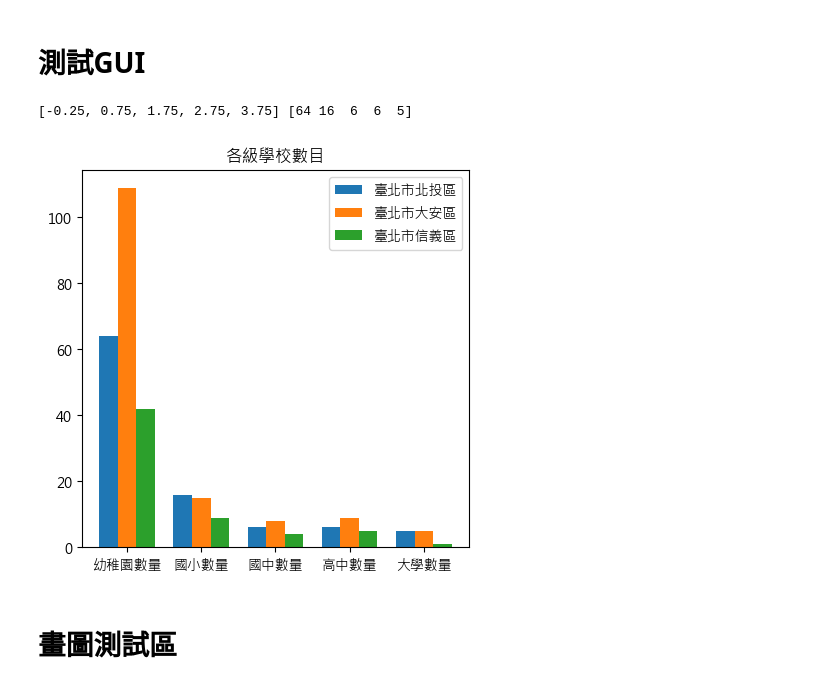
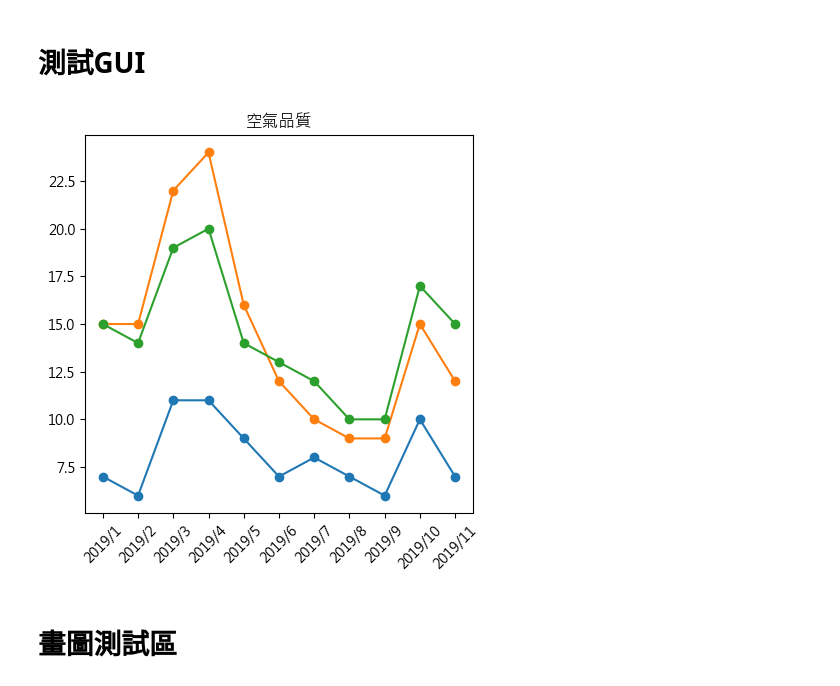
Before and after one commit to jouhsuanlin/ntuibr07, a Jupyter notebook: 繪圖/繪圖.ipynb, the cells around one changed output. Drawn from its saved outputs; the diff is of its cells as text; code cells hidden in the pictures.

```diff
--- a/繪圖/繪圖.ipynb
+++ b/繪圖/繪圖.ipynb
@@ -14,23 +14,15 @@ class draw():
         self.regions = [lists[1],lists[3],lists[5]]
 
         self.income_data =  pd.read_csv('平均家庭收入.csv')     # 目前欄位空格尚未處理
+        # clinic_data
+        # entertainment
+        self.market_data = pd.read_csv('超市家數.csv')
+        # crime_data
+        self.school_data = pd.read_csv('學校數量.csv')
+        self.air_data = pd.read_csv('air_pollution.csv')
 
 
-        # clinic_data
-        # entertainment
-        self.movie_data = pd.read_csv('電影院.csv')
-        self.market_data = pd.read_csv('超市家數.csv')
-        self.department_data = pd.read_csv('購物中心.csv')
 
-        self.market_data = pd.read_csv('超市家數.csv')
-
-        # crime_data
-
-        self.school_data = pd.read_csv('學校數量.csv')
-
-        # air_data
-
-        # income_pic_data
 
     def income_pic (self):
         city_list = list(set(self.cities)) + [' 臺灣地區']
@@ -39,7 +31,7 @@ class draw():
         for city in city_list:
             y = self.income_data[city]
             plt.plot(x,y, label = city)
-        plt.title('年收入',fontproperties=myfont)
+        plt.title('年收入')
         plt.legend()
 
         return F
@@ -95,7 +87,25 @@ class draw():
 
 
 
-#    def air_pic (self):
+    def air_pic (self):
+        F = plt.figure(figsize=(5,5), dpi=100)
+        no1 = self.air_data[(self.air_data.loc[:,'地區名'] == self.regions[0]) & (self.air_data.loc[:,'縣市名'] == self.cities[0])]['PM 2.5']
+        x1 = list(range(0, 11))
+        y1 = no1.values.flatten()
+        no2 = self.air_data[(self.air_data.loc[:,'地區名'] == self.regions[1]) & (self.air_data.loc[:,'縣市名'] == self.cities[1])]['PM 2.5']
+        y2 = no2 .values.flatten()
+        no3 = self.air_data[(self.air_data.loc[:,'地區名'] == self.regions[2]) & (self.air_data.loc[:,'縣市名'] == self.cities[2])]['PM 2.5']
+        y3 = no3.values.flatten()
+
+        plt.plot(x1,y1, marker = 'o')
+        plt.plot(x1,y2, marker = 'o')
+        plt.plot(x1,y3, marker = 'o')
+        date = [('2019/'+str(x)) for x in range(1,12)]
+        plt.xticks(x1,date, rotation = 45)
+        plt.title('空氣品質')
+        return F
+
+
 
 #    def income_pic (self):
 # %% [markdown]
@@ -103,23 +113,22 @@ class draw():
 # %%
 import tkinter as tk
 from pandas import DataFrame
 import matplotlib.pyplot as plt
 from matplotlib.backends.backend_tkagg import FigureCanvasTkAgg
 #myfont = FontProperties(fname=r'/Users/lanjingyi/opt/anaconda3/lib/python3.7/site-packages/matplotlib/mpl-data/fonts/ttf/Microsoft JhengHei.ttf')
 # fontproperties=myfont
 root= tk.Tk()
 
 
 lists = ['臺北市','北投區','臺北市','大安區','臺北市','信義區']
 A = draw(lists)
-bar1 = FigureCanvasTkAgg(A.school_pic(), root)
+bar1 = FigureCanvasTkAgg(A.air_pic(), root)
 bar1.get_tk_widget().pack(side=tk.LEFT, fill=tk.BOTH)
 
 
 root.mainloop()
 # %% [output]
-[-0.25, 0.75, 1.75, 2.75, 3.75] [64 16  6  6  5]
-[figure, old version]
+[figure, new version]
 # %% [markdown]
 # 畫圖測試區
 # %%
```
Also changed, not shown: parts of 6 cells of this notebook, 2 other files.
